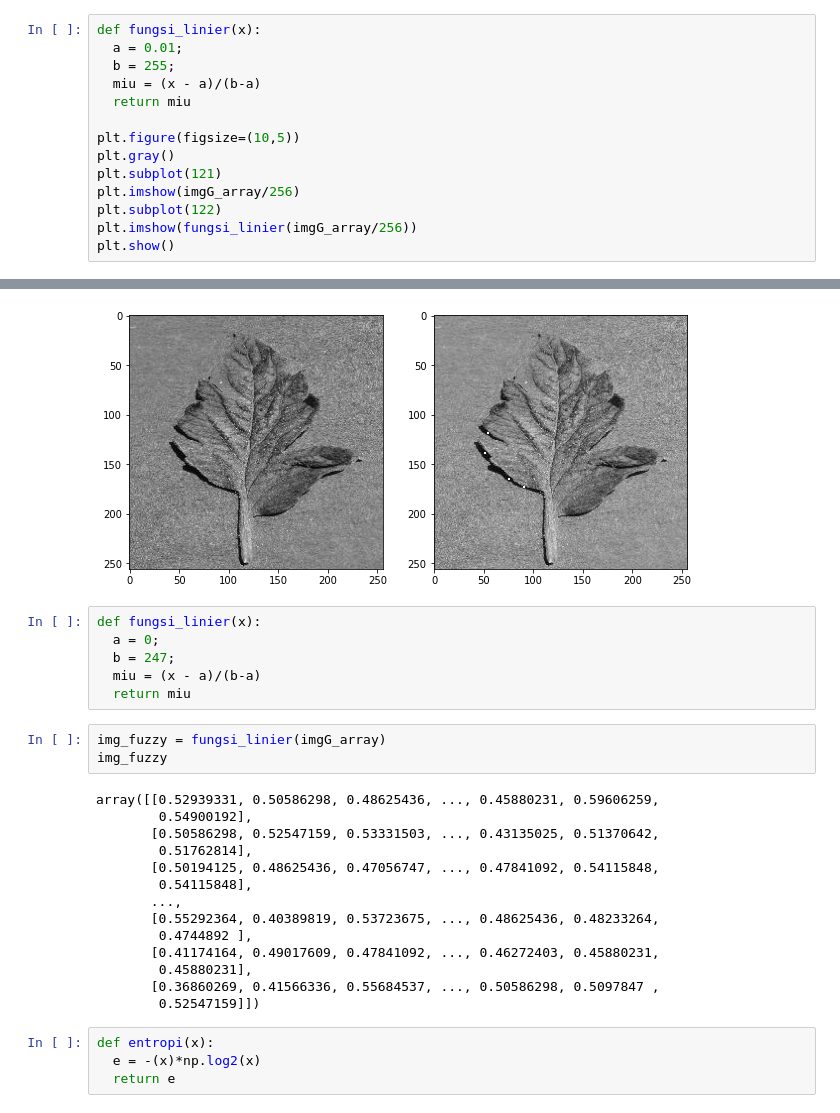
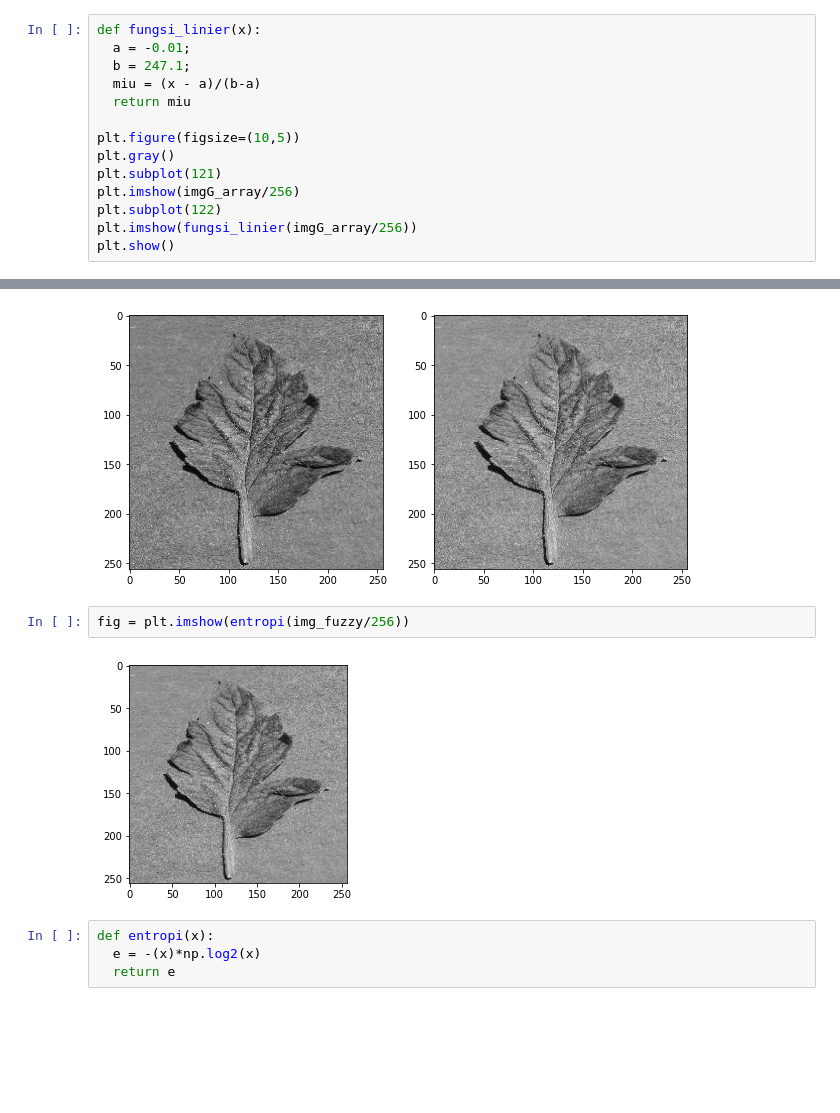
Before and after one commit to trifarameliniaa/SKRIPSI, a Jupyter notebook: file skripsinya fara.ipynb, the cells around one changed output, grey strips where cells are left out. Cells and saved outputs as stored; diff of their text form; blank space fills up the shorter version.

```diff
--- a/file skripsinya fara.ipynb
+++ b/file skripsinya fara.ipynb
@@ -69,8 +69,8 @@ Pada bagian ini meliputi:
 ## MF linier naik
 # %%
 def fungsi_linier(x):
-  a = 0.01;
-  b = 255;
+  a = -0.01;
+  b = 247.1;
   miu = (x - a)/(b-a)
   return miu
 
@@ -97,29 +114,10 @@ plt.imshow(entropi(img_fuzzy/256))
 plt.show()
 # %% [output]
 [figure]
-# %%
-def fungsi_linier(x):
-  a = 0;
-  b = 247;
-  miu = (x - a)/(b-a)
-  return miu
-# %%
-img_fuzzy = fungsi_linier(imgG_array)
-img_fuzzy
-# %% [output]
-array([[0.52939331, 0.50586298, 0.48625436, ..., 0.45880231, 0.59606259,
-        0.54900192],
-       [0.50586298, 0.52547159, 0.53331503, ..., 0.43135025, 0.51370642,
-        0.51762814],
-       [0.50194125, 0.48625436, 0.47056747, ..., 0.47841092, 0.54115848,
-        0.54115848],
-       ...,
-       [0.55292364, 0.40389819, 0.53723675, ..., 0.48625436, 0.48233264,
-        0.4744892 ],
-       [0.41174164, 0.49017609, 0.47841092, ..., 0.46272403, 0.45880231,
-        0.45880231],
-       [0.36860269, 0.41566336, 0.55684537, ..., 0.50586298, 0.5097847 ,
-        0.52547159]])
+# %%
+fig = plt.imshow(entropi(img_fuzzy/256))
+# %% [output]
+[figure, added]
 # %%
 def entropi(x):
   e = -(x)*np.log2(x)
```
Also changed, not shown: parts of 9 cells of this notebook.
